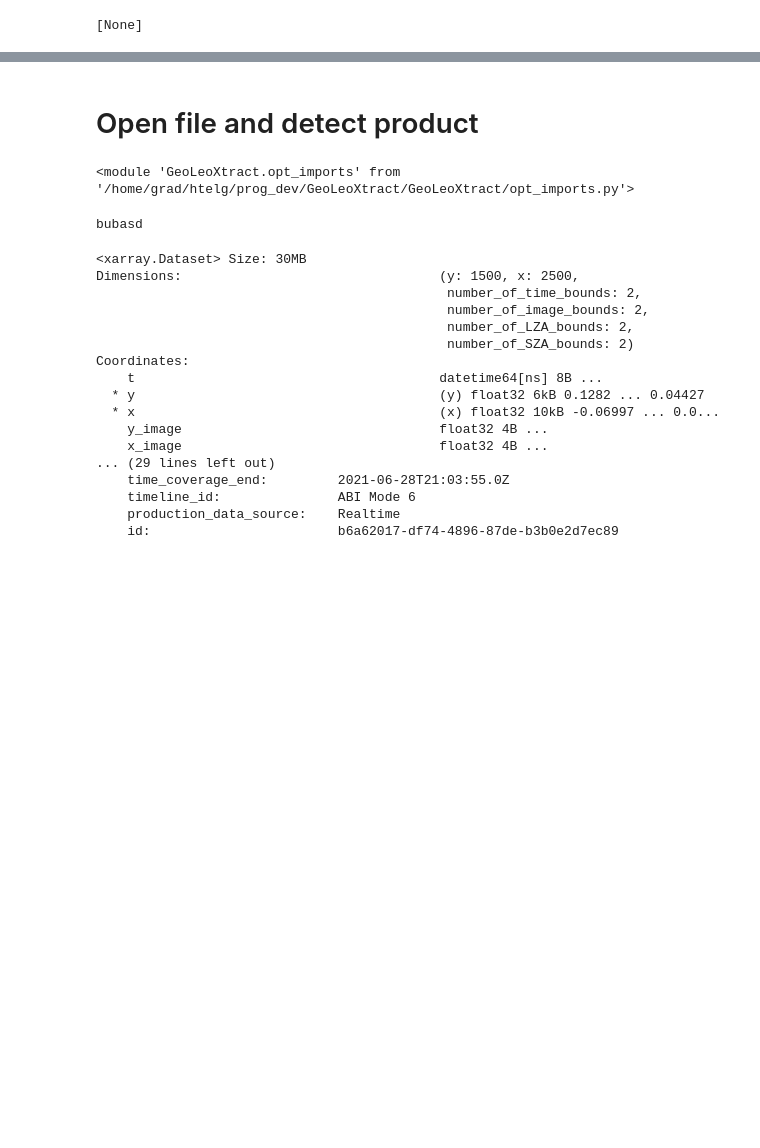
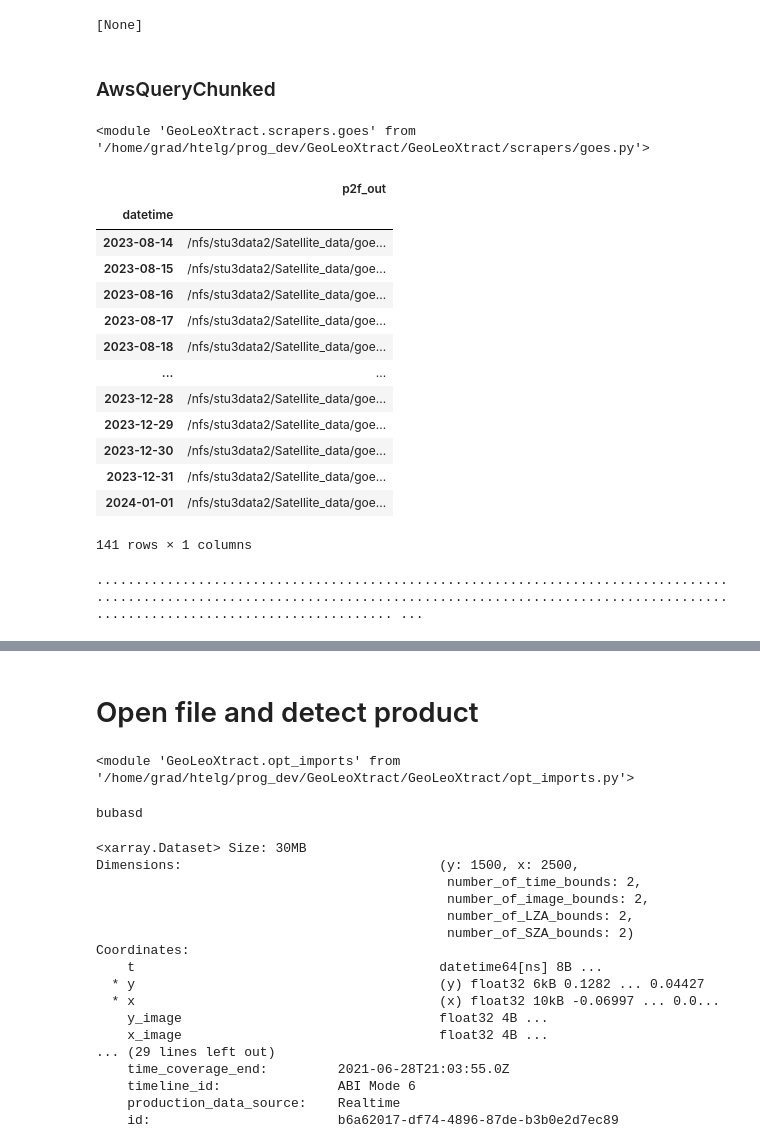
Before and after one commit to hagne/GeoLeoXtract, a Jupyter notebook: examples/example_basic.ipynb, the cells around one changed output, grey strips where cells are left out. Drawn from its saved outputs; the diff is of its cells as text; code cells hidden in the pictures; blank space fills up the shorter version.

Commit message:
goesscraper restructrued to process daily chunks

```diff
--- a/examples/example_basic.ipynb
+++ b/examples/example_basic.ipynb
@@ -127,3 +137,5 @@ query.workplan
 query.download()
 # %% [output]
 [None]
+# %% [markdown]
+### AwsQueryChunked
@@ -129,0 +145,53 @@ query.download()
+# %%
+reload(glx)
+reload(glx.scrapers)
+reload(glx.cloud_interface)
+reload(glx.scrapers.goes)
+# %% [output]
+<module 'GeoLeoXtract.scrapers.goes' from '/home/grad/htelg/prog_dev/GeoLeoXtract/GeoLeoXtract/scrapers/goes.py'>
+# %%
+product = 'ABI_L2_AOD'
+name = 'surfrad'
+satellite = '16'
+version = 1
+p2fld_out = f'/nfs/stu3data2/Satellite_data/goes/{satellite}/{product}/projections/{name}/v{version:03d}/concat'
+pattern = '{product}_projected2{name}_{date}.nc' #ABI_L2_AOD_projected2surfrad_20230813.nc
+p2fld_tmp = '/home/grad/htelg/tmp/'
+frequency = 'D'
+start = '2020-01-01'
+end = '2024-01-01'
+stations = atmsrf.network.stations
+
+scp = glx.scrapers.goes.GOESScraper(product=product,
+                                      name=name,
+                                      satellite=satellite,
+                                      p2fld_out=p2fld_out,
+                                      pattern=pattern,
+                                      p2fld_tmp=p2fld_tmp,
+                                      frequency=frequency,
+                                      start=start,
+                                      end=end,
+                                    stations = stations,
+
+                                    )
+
+scp.workplan
+# %% [output]
+|  | p2f_out |
+| datetime |  |
+| 2023-08-14 | /nfs/stu3data2/Satellite_data/goe... |
+| 2023-08-15 | /nfs/stu3data2/Satellite_data/goe... |
+| 2023-08-16 | /nfs/stu3data2/Satellite_data/goe... |
+| 2023-08-17 | /nfs/stu3data2/Satellite_data/goe... |
+| 2023-08-18 | /nfs/stu3data2/Satellite_data/goe... |
+| ... | ... |
+| 2023-12-28 | /nfs/stu3data2/Satellite_data/goe... |
+| 2023-12-29 | /nfs/stu3data2/Satellite_data/goe... |
+| 2023-12-30 | /nfs/stu3data2/Satellite_data/goe... |
+| 2023-12-31 | /nfs/stu3data2/Satellite_data/goe... |
+| 2024-01-01 | /nfs/stu3data2/Satellite_data/goe... |
+141 rows × 1 columns
+# %%
+scp.process(max_processes=10)
+# %% [output]
+........................................................................................................................................................................................................ ...
```
Also changed, not shown: parts of 16 cells of this notebook, 13 other files.
